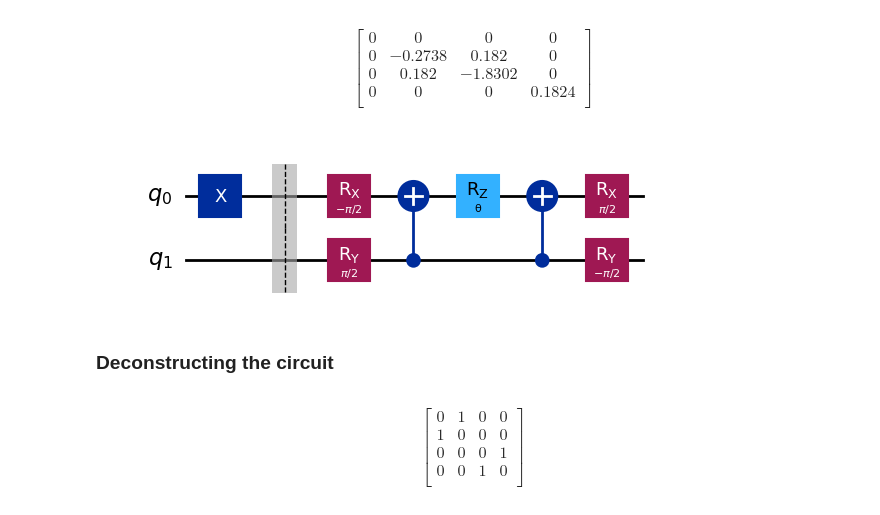
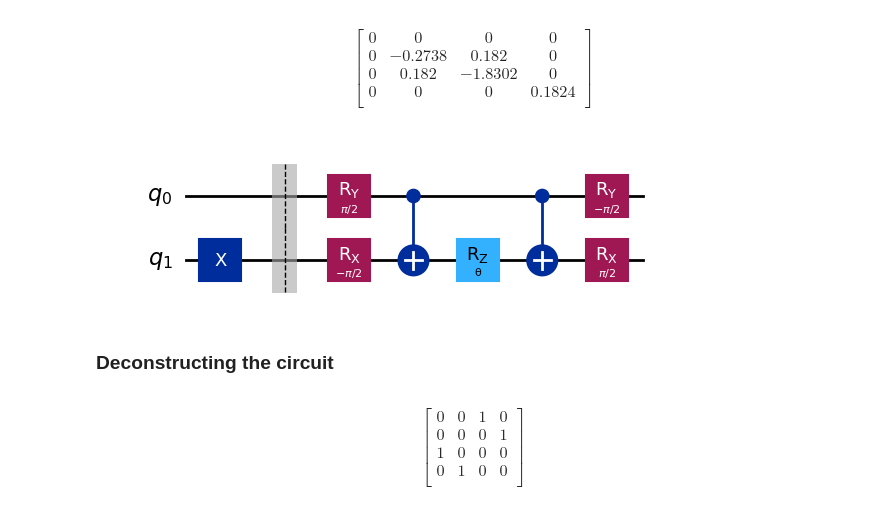
Before and after one commit to JoeJoeNguyen/quantumComputing, a Jupyter notebook: QML/Tqr.ipynb, the cells around one changed output. Saved outputs shown, nothing was run; the diff lists cells and outputs as text; code cells hidden in the pictures.

```diff
--- a/QML/Tqr.ipynb
+++ b/QML/Tqr.ipynb
@@ -242,37 +242,37 @@ $$
 # %%
 from qiskit import QuantumCircuit
 
 from qiskit.circuit import Parameter
 import numpy as np
 pi = np.pi
 theta = Parameter('θ')
 param1 = pi/2
 param2 = -pi/2
 qc = QuantumCircuit(2)
 
-qc.x(0)
+qc.x(1)
 qc.barrier()
-qc.rx(param2,0)
-qc.ry(param1,1)
+qc.rx(param2,1)
+qc.ry(param1,0)
 
-qc.cx(1,0)
+qc.cx(0,1)
 
-qc.rz(theta,0)
+qc.rz(theta,1)
 
-qc.cx(1,0)
+qc.cx(0,1)
 
-qc.ry(param2,1)
-qc.rx(param1,0)
+qc.ry(param2,0)
+qc.rx(param1,1)
 qc.draw('mpl')
 # %% [output]
-[figure, old version]
+[figure, new version]
 # %% [markdown]
 ### Deconstructing the circuit
 # %%
 # First part - the reference state
 
 qc_1 = QuantumCircuit(2)
-qc_1.x(0)
+qc_1.x(1)
 
 qc_1_op = Operator.from_circuit(qc_1)
 
@@ -280,10 +280,10 @@ qc_1_op.draw('latex')
 # %% [output]
 $$
 \begin{bmatrix}
-0 & 1 & 0 & 0  \\
+0 & 0 & 1 & 0  \\
+ 0 & 0 & 0 & 1  \\
  1 & 0 & 0 & 0  \\
- 0 & 0 & 0 & 1  \\
- 0 & 0 & 1 & 0  \\
+ 0 & 1 & 0 & 0  \\
  \end{bmatrix}
 $$
 # %%
```
Also changed, not shown: parts of 11 cells of this notebook.
